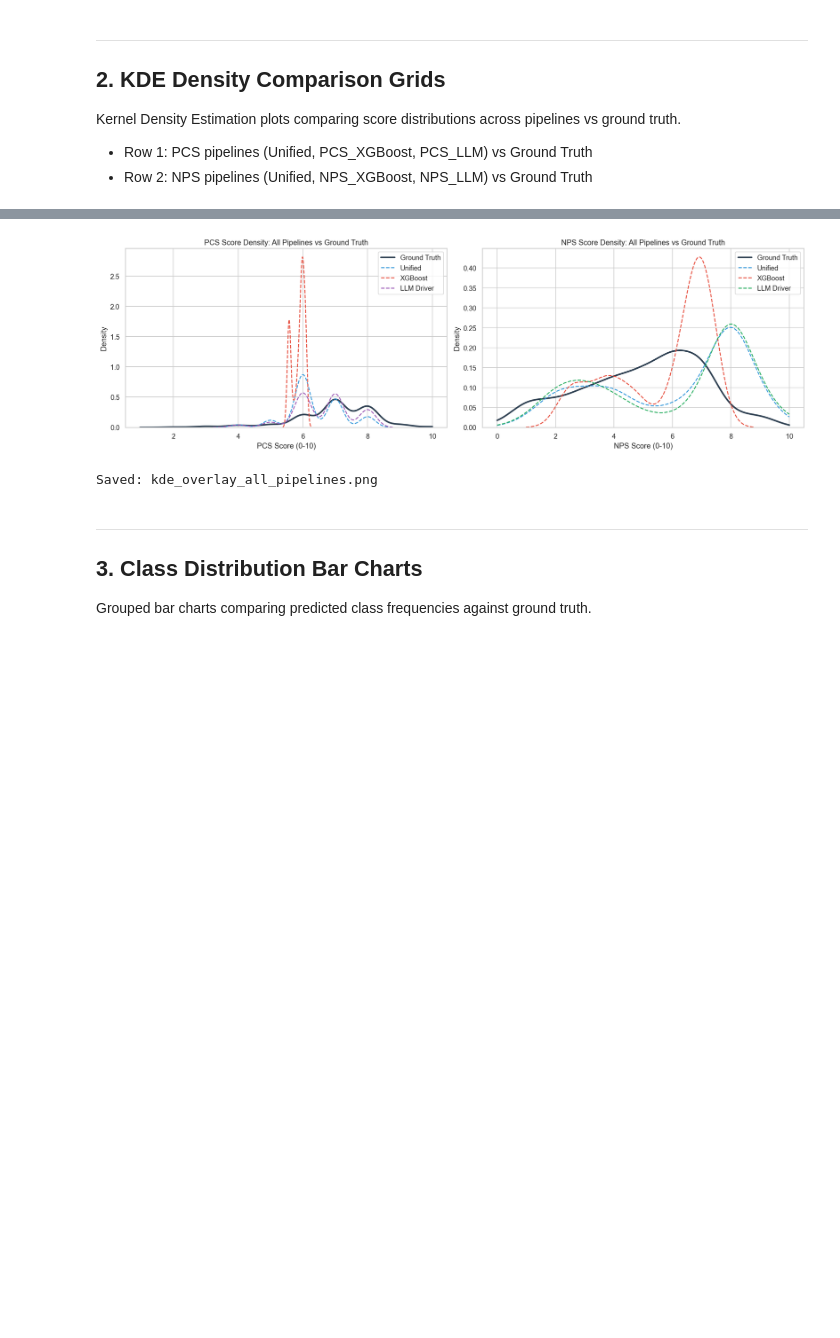
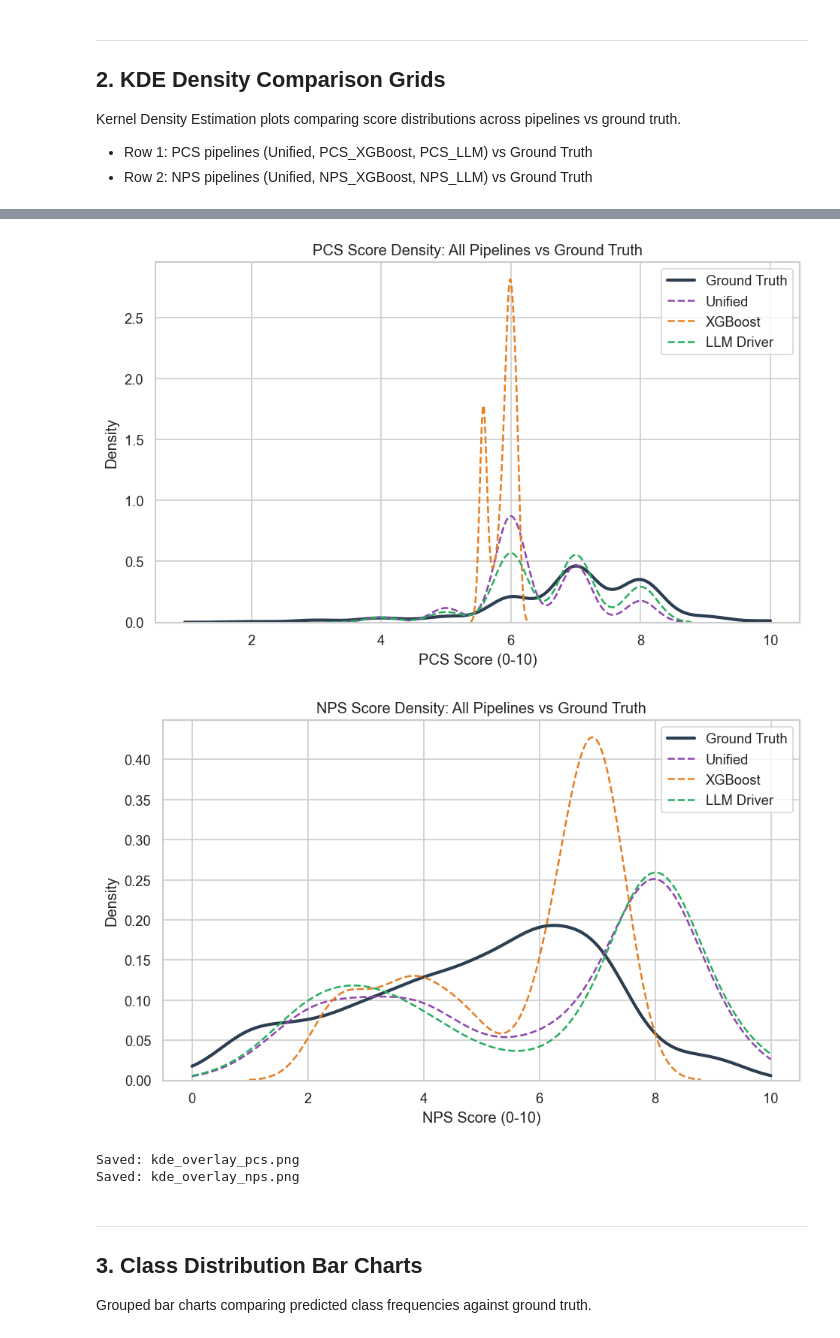
Before and after one commit to jn9he/hybrid-rag-pipeline, a Jupyter notebook: pipeline_evaluation.ipynb, the cells around one changed output, grey strips where cells are left out. Cells and saved outputs as stored; diff of their text form; code cells hidden in the pictures; blank space fills up the shorter version.

Commit message:
updating pipeline evaluation final pass

```diff
--- a/pipeline_evaluation.ipynb
+++ b/pipeline_evaluation.ipynb
@@ -579,43 +564,47 @@ Saved: kde_density_grid.png
 # %%
-# --- Combined KDE Overlay (all pipelines on one plot per metric) ---
+# --- Combined KDE Overlay (separate PCS and NPS figures) ---
 
-fig, axes = plt.subplots(1, 2, figsize=(16, 5))
+# --- PCS Overlay ---
+fig_pcs, ax_pcs = plt.subplots(figsize=(8, 5))
+sns.kdeplot(eval_df['pcs_gt'].dropna(), ax=ax_pcs, label='Ground Truth',
+            color='#2c3e50', linewidth=2.5, **kde_kws)
+sns.kdeplot(eval_df['unified_pcs'].dropna(), ax=ax_pcs, label='Unified',
+            color='#8e44ad', linewidth=1.5, linestyle='--', **kde_kws)
+sns.kdeplot(eval_df['pcs_xgb_score'].dropna(), ax=ax_pcs, label='XGBoost',
+            color='#e67e22', linewidth=1.5, linestyle='--', **kde_kws)
+sns.kdeplot(eval_df['pcs_llm_score'].dropna(), ax=ax_pcs, label='LLM Driver',
+            color='#27ae60', linewidth=1.5, linestyle='--', **kde_kws)
+ax_pcs.set_title('PCS Score Density: All Pipelines vs Ground Truth')
+ax_pcs.set_xlabel('PCS Score (0-10)')
+ax_pcs.legend()
+fig_pcs.tight_layout()
+fig_pcs.savefig(f'{FIG_DIR}/kde_overlay_pcs.png', bbox_inches='tight')
+plt.show()
 
-# PCS overlay
-ax = axes[0]
-sns.kdeplot(eval_df['pcs_gt'].dropna(), ax=ax, label='Ground Truth',
+# --- NPS Overlay ---
+fig_nps, ax_nps = plt.subplots(figsize=(8, 5))
+sns.kdeplot(eval_df['nps_gt'].dropna(), ax=ax_nps, label='Ground Truth',
             color='#2c3e50', linewidth=2.5, **kde_kws)
-sns.kdeplot(eval_df['unified_pcs'].dropna(), ax=ax, label='Unified',
-            color='#3498db', linewidth=1.5, linestyle='--', **kde_kws)
-sns.kdeplot(eval_df['pcs_xgb_score'].dropna(), ax=ax, label='XGBoost',
-            color='#e74c3c', linewidth=1.5, linestyle='--', **kde_kws)
-sns.kdeplot(eval_df['pcs_llm_score'].dropna(), ax=ax, label='LLM Driver',
-            color='#9b59b6', linewidth=1.5, linestyle='--', **kde_kws)
-ax.set_title('PCS Score Density: All Pipelines vs Ground Truth')
-ax.set_xlabel('PCS Score (0-10)')
-ax.legend()
+sns.kdeplot(eval_df['unified_nps'].dropna(), ax=ax_nps, label='Unified',
+            color='#8e44ad', linewidth=1.5, linestyle='--', **kde_kws)
+sns.kdeplot(eval_df['nps_xgb_score'].dropna(), ax=ax_nps, label='XGBoost',
+            color='#e67e22', linewidth=1.5, linestyle='--', **kde_kws)
+sns.kdeplot(eval_df['nps_llm_score'].dropna(), ax=ax_nps, label='LLM Driver',
+            color='#27ae60', linewidth=1.5, linestyle='--', **kde_kws)
+ax_nps.set_title('NPS Score Density: All Pipelines vs Ground Truth')
+ax_nps.set_xlabel('NPS Score (0-10)')
+ax_nps.legend()
+fig_nps.tight_layout()
+fig_nps.savefig(f'{FIG_DIR}/kde_overlay_nps.png', bbox_inches='tight')
+plt.show()
 
-# NPS overlay
-ax = axes[1]
-sns.kdeplot(eval_df['nps_gt'].dropna(), ax=ax, label='Ground Truth',
-            color='#2c3e50', linewidth=2.5, **kde_kws)
-sns.kdeplot(eval_df['unified_nps'].dropna(), ax=ax, label='Unified',
-            color='#3498db', linewidth=1.5, linestyle='--', **kde_kws)
-sns.kdeplot(eval_df['nps_xgb_score'].dropna(), ax=ax, label='XGBoost',
-            color='#e74c3c', linewidth=1.5, linestyle='--', **kde_kws)
-sns.kdeplot(eval_df['nps_llm_score'].dropna(), ax=ax, label='LLM Driver',
-            color='#27ae60', linewidth=1.5, linestyle='--', **kde_kws)
-ax.set_title('NPS Score Density: All Pipelines vs Ground Truth')
-ax.set_xlabel('NPS Score (0-10)')
-ax.legend()
-
-plt.tight_layout()
-plt.savefig(f'{FIG_DIR}/kde_overlay_all_pipelines.png', bbox_inches='tight')
-plt.show()
-print('Saved: kde_overlay_all_pipelines.png')
+print('Saved: kde_overlay_pcs.png')
+print('Saved: kde_overlay_nps.png')
 # %% [output]
-[figure, old version]
+[figure, new version]
+[figure, added]
-Saved: kde_overlay_all_pipelines.png
+Saved: kde_overlay_pcs.png
+Saved: kde_overlay_nps.png
 # %% [markdown]
 ---
 ## 3. Class Distribution Bar Charts
```
Also changed, not shown: parts of 2 cells of this notebook, 9 other files.
